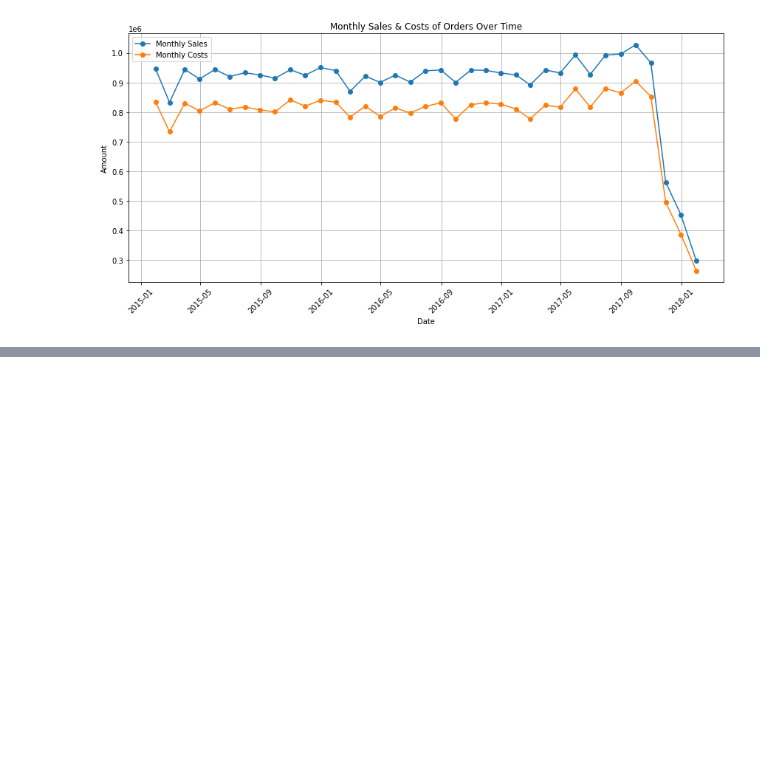
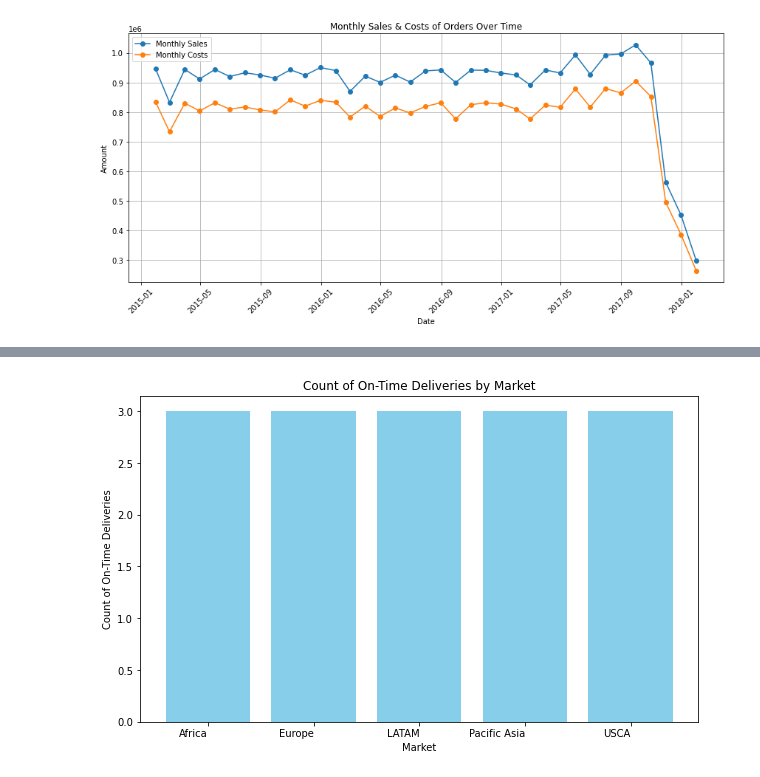
Before and after one commit to CCNY-Analytics-and-Quant/StevenCEdwinA-BAFall2023, a Jupyter notebook: Final Project.ipynb, the cells around one changed output, grey strips where cells are left out. Drawn from its saved outputs; the diff is of its cells as text; code cells hidden in the pictures; blank space fills up the shorter version.

Commit message:
Added Graphs + Comments
- The graphs don't seem accurate, need to check them later

```diff
--- a/Final Project.ipynb
+++ b/Final Project.ipynb
@@ -421,0 +452,4 @@ See the caveats in the documentation: https://pandas.pydata.org/pandas-docs/stab
+# %%
+# Filtering shipping data to see which market, status, and shipping mode deliveries are
+deliveryStatus = dfShipD[['Delivery_Status', 'Shipping_Mode', 'Market']]
+deliveryStatus
@@ -421,0 +470,24 @@ See the caveats in the documentation: https://pandas.pydata.org/pandas-docs/stab
+# %%
+#shippingStatus = deliveryStatus.groupby('Market')['Delivery_Status'].sum().reset_index()
+# Sort the summed sales values in descending order
+# market_delivery_status = shippingStatus.sort_values(by='Delivery_Status', ascending=False)
+# ~~~~~~~~~~~~~~~~~~~~~ Everything above is test code ~~~~~~~~~~~~~~~~~~~~~~~~~~~~~~~~~~~~~~~~~~~~~~~~~~~~~~~~
+
+on_time_deliveries = deliveryStatus[deliveryStatus['Delivery_Status'] == 'Shipping on time']
+
+# Grouping by 'Market' and counting on-time deliveries
+on_time_counts = on_time_deliveries.groupby('Market')['Delivery_Status'].count().reset_index(name='On Time Deliveries')
+
+# Sorting markets by the count of on-time deliveries in descending order
+on_time_counts = on_time_counts.sort_values(by='On Time Deliveries', ascending=False)
+
+# Plotting the bar graph
+plt.figure(figsize=(10, 6))
+plt.bar(on_time_counts['Market'], on_time_counts['On Time Deliveries'], color='skyblue')
+plt.xlabel('Market')
+plt.ylabel('Count of On-Time Deliveries')
+plt.title('Count of On-Time Deliveries by Market')
+plt.xticks(rotation=0, ha='right')  # Rotate x-axis labels for better readability
+plt.show()
+# %% [output]
+[figure, added]
```
Also changed, not shown: parts of 7 cells of this notebook.
